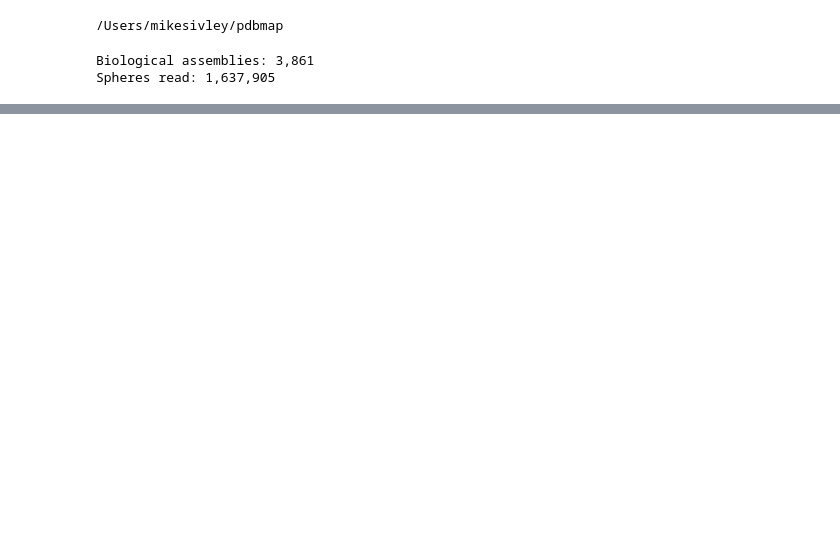
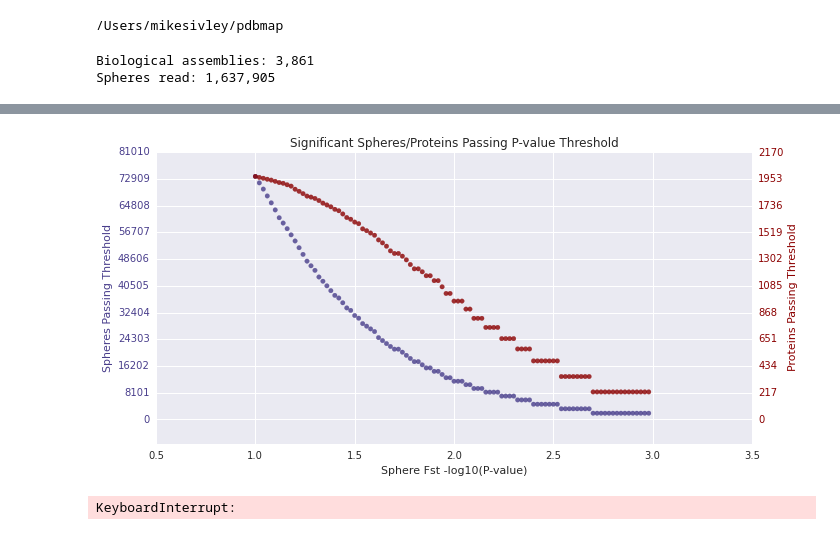
Before and after one commit to CapraLab/pdbmap, a Jupyter notebook: ipython/SlidingSphereThresholds.ipynb, the cells around one changed output, grey strips where cells are left out. Saved outputs shown, nothing was run; the diff lists cells and outputs as text; code cells hidden in the pictures; blank space fills up the shorter version.

```diff
--- a/ipython/SlidingSphereThresholds.ipynb
+++ b/ipython/SlidingSphereThresholds.ipynb
@@ -361,0 +197,27 @@ print df[["structid","biounit"]].groupby("allpop_fst_roi").size().sort()
+# %%
+# Threshold analysis: Sphere Fst P-Value
+res = threshold(df,'allpop_fst_pval','allpop_fst_pval')
+ax1,ax2 = plotthresh(res,label="Spheres")
+plt.title("Significant Spheres/Proteins Passing P-value Threshold")
+ax1.set_xlabel("Sphere Fst -log10(P-value)")
+ax1.set_ylabel("Spheres Passing Threshold",color="darkslateblue")
+ax2.set_ylabel("Proteins Passing Threshold",color="darkred")
+ax2.grid(False)
+plt.tight_layout()
+plt.show()
+# %% [output]
+[figure, added]
+# %%
+# Threshold analysis: Window Fst P-Value
+res = threshold(df,'w_allpop_fst_pval','allpop_fst_pval','>',maxval=0.05)
+ax1,ax2 = plotthresh(res,label="Spheres")
+plt.title("Significant Spheres Passing Fst P-Value (W) Thresholds")
+ax1.set_xlabel("Window Fst P-Value")
+ax1.set_ylabel("Spheres Passing Threshold",color="darkslateblue")
+ax2.set_ylabel("Proteins Passing Threshold",color="darkred")
+ax2.grid(False)
+plt.ylabel("Spheres Passing Threshold")
+plt.tight_layout()
+plt.show()
+# %% [output]
+KeyboardInterrupt:
```
Also changed, not shown: parts of 39 cells of this notebook, 14 other files.
